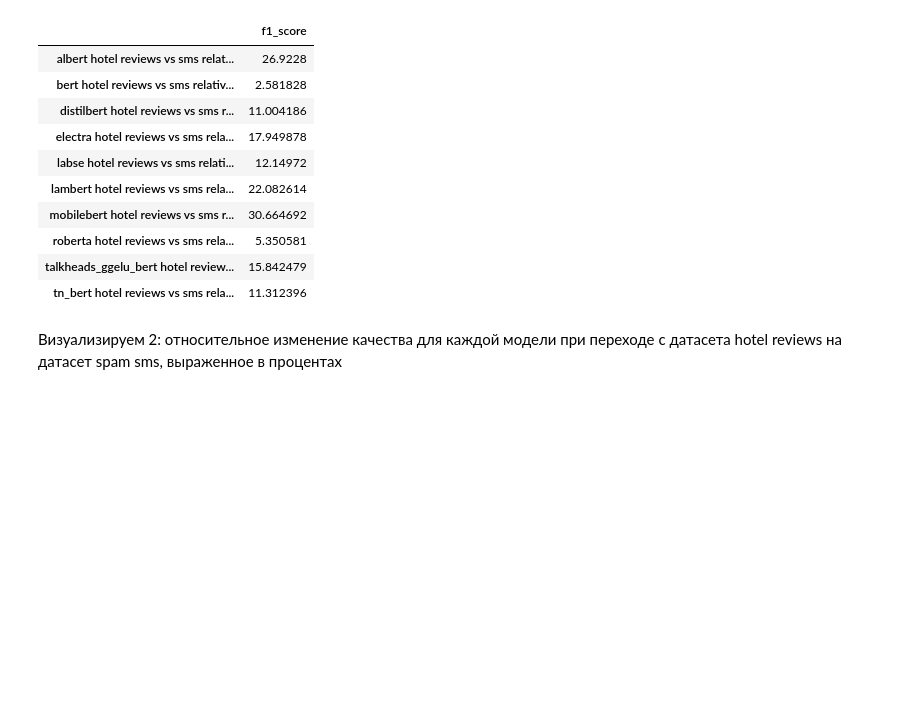
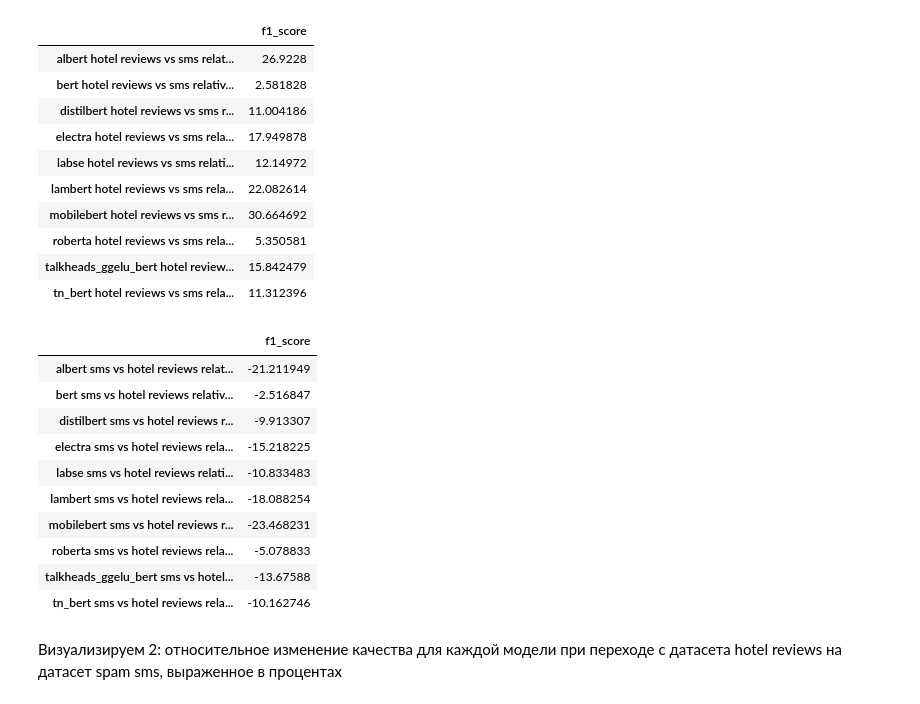
Before and after one commit to Oleg13Kopylov/comparing_datasets, a Jupyter notebook: additional_research_for_similarity_in_second_sense_for_datasets_from_different_series_of_experiments.ipynb, the cells around one changed output. Cells and saved outputs as stored; diff of their text form; code cells hidden in the pictures; blank space fills up the shorter version.

```diff
--- a/additional_research_for_similarity_in_second_sense_for_datasets_from_different_series_of_experiments.ipynb
+++ b/additional_research_for_similarity_in_second_sense_for_datasets_from_different_series_of_experiments.ipynb
@@ -161,12 +165,16 @@ df_different_datasets_test_quality_relative_difference_in_percent = pd.DataFrame
 # %%
+df_different_datasets_test_quality_relative_difference_in_percent = pd.DataFrame(columns=['f1_score'])
+other_direction_df_different_datasets_test_quality_relative_difference_in_percent = pd.DataFrame(columns=['f1_score']) # new
 adding = ' hotel reviews vs sms relative difference (in percent) on test'
+other_direction_adding = ' sms vs hotel reviews relative difference (in percent) on test' # new
 for model_name in model_names_lower_case_list:
     index_name_1 = model_name + ' trained on spam sms tested on spam sms dataset'
     index_name_2 = model_name + ' trained on hotel reviews and tested on hotel reviews dataset'
     first = float(df_with_test_results_for_spam_sms.loc[index_name_1, 'f1_score'])
     second = float(df_with_test_results_for_hotel_reviews.loc[index_name_2, 'f1_score'])
-
     df_different_datasets_test_quality_relative_difference_in_percent.loc[model_name + adding, 'f1_score'] = (first - second) /  second * 100
+    # new
+    other_direction_df_different_datasets_test_quality_relative_difference_in_percent.loc[model_name + other_direction_adding, 'f1_score'] = (second - first) / first * 100
 # %%
 df_different_datasets_test_quality_relative_difference_in_percent
 # %% [output]
@@ -187,3 +199,17 @@ df_different_datasets_test_quality_relative_difference_in_percent.to_csv('/conte
+# %%
+other_direction_df_different_datasets_test_quality_relative_difference_in_percent
+# %% [output]
+|  | f1_score |
+| albert sms vs hotel reviews relat... | -21.211949 |
+| bert sms vs hotel reviews relativ... | -2.516847 |
+| distilbert sms vs hotel reviews r... | -9.913307 |
+| electra sms vs hotel reviews rela... | -15.218225 |
+| labse sms vs hotel reviews relati... | -10.833483 |
+| lambert sms vs hotel reviews rela... | -18.088254 |
+| mobilebert sms vs hotel reviews r... | -23.468231 |
+| roberta sms vs hotel reviews rela... | -5.078833 |
+| talkheads_ggelu_bert sms vs hotel... | -13.67588 |
+| tn_bert sms vs hotel reviews rela... | -10.162746 |
 # %% [markdown]
 Визуализируем 2: относительное изменение качества для каждой модели при переходе с датасета hotel reviews на датасет spam sms, выраженное в процентах
 # %%
```
Also changed, not shown: parts of 19 cells of this notebook, 4 other files.
